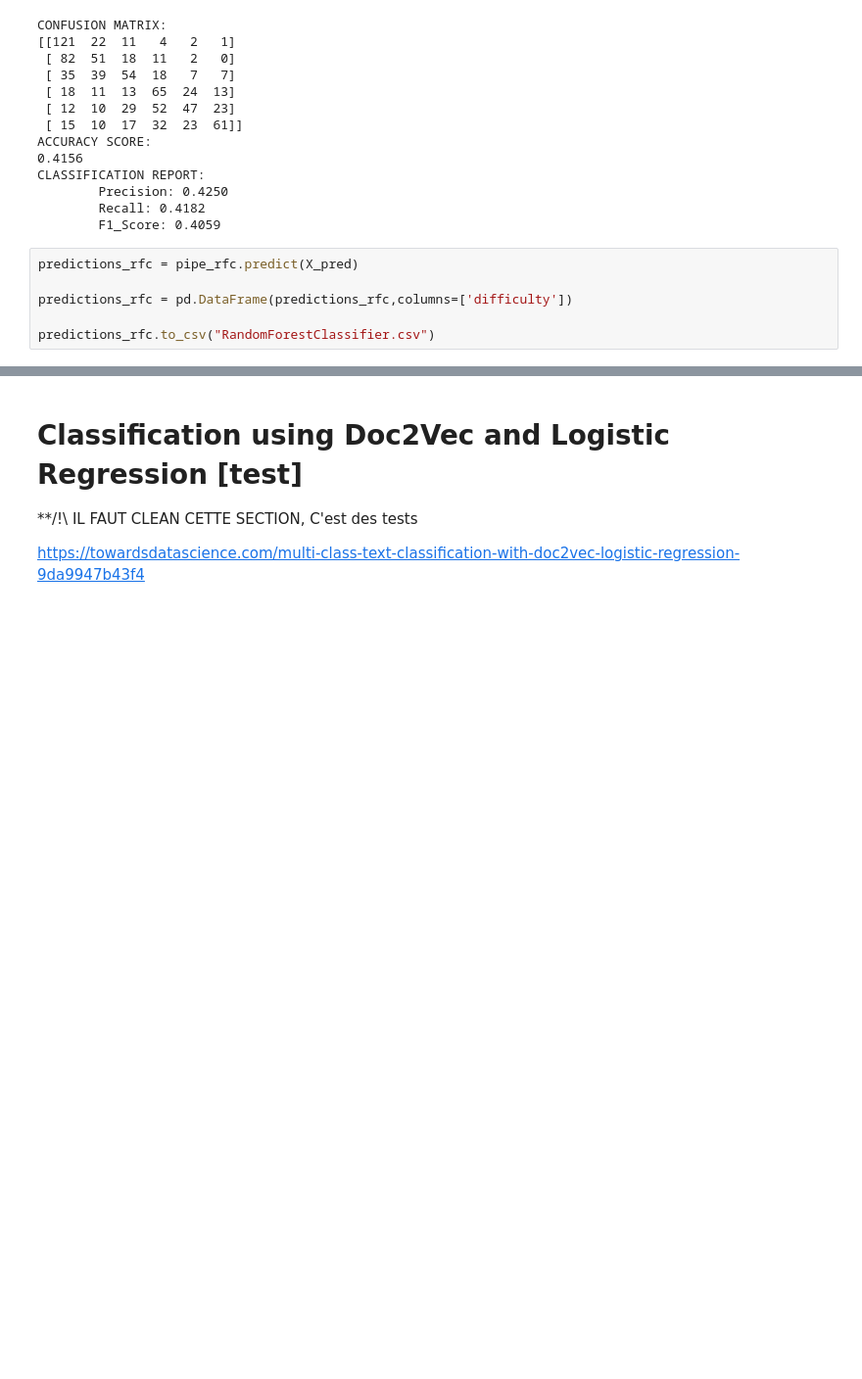
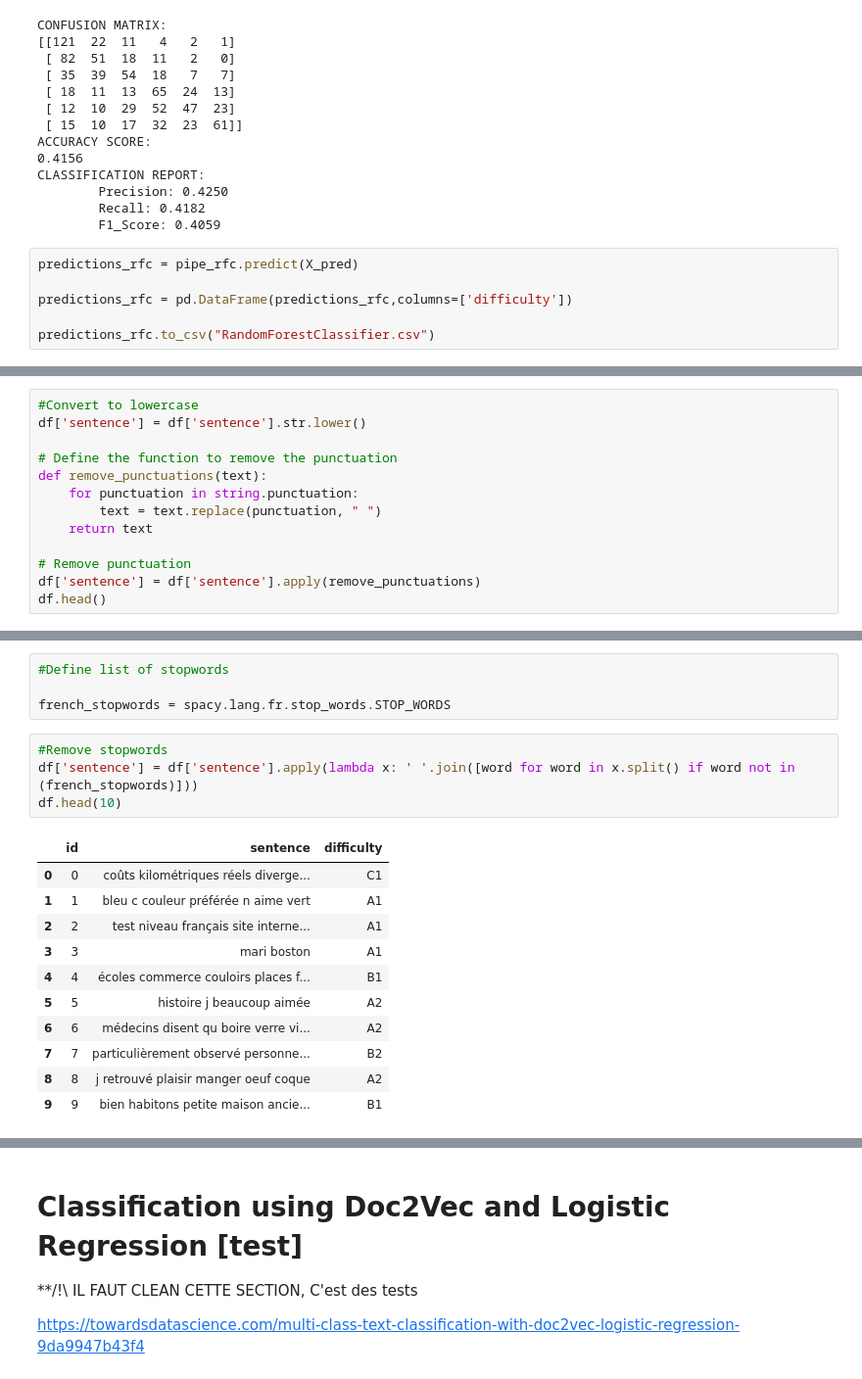
Before and after one commit to stefarine/DMML2022_ROLEX, a Jupyter notebook: code/UNIL_ROLEX.ipynb, the cells around one changed output, grey strips where cells are left out. Shown at 98% size. Saved outputs shown, nothing was run; the diff lists cells and outputs as text; blank space fills up the shorter version.

```diff
--- a/code/UNIL_ROLEX.ipynb
+++ b/code/UNIL_ROLEX.ipynb
@@ -302,0 +336,13 @@ predictions_rfc.to_csv("RandomForestClassifier.csv")
+# %%
+#Convert to lowercase
+df['sentence'] = df['sentence'].str.lower()
+
+# Define the function to remove the punctuation
+def remove_punctuations(text):
+    for punctuation in string.punctuation:
+        text = text.replace(punctuation, " ")
+    return text
+
+# Remove punctuation
+df['sentence'] = df['sentence'].apply(remove_punctuations)
+df.head()
@@ -302,0 +356,20 @@ predictions_rfc.to_csv("RandomForestClassifier.csv")
+# %%
+#Define list of stopwords
+
+french_stopwords = spacy.lang.fr.stop_words.STOP_WORDS
+# %%
+#Remove stopwords
+df['sentence'] = df['sentence'].apply(lambda x: ' '.join([word for word in x.split() if word not in (french_stopwords)]))
+df.head(10)
+# %% [output]
+|  | id | sentence | difficulty |
+| 0 | 0 | coûts kilométriques réels diverge... | C1 |
+| 1 | 1 | bleu c couleur préférée n aime vert | A1 |
+| 2 | 2 | test niveau français site interne... | A1 |
+| 3 | 3 | mari boston | A1 |
+| 4 | 4 | écoles commerce couloirs places f... | B1 |
+| 5 | 5 | histoire j beaucoup aimée | A2 |
+| 6 | 6 | médecins disent qu boire verre vi... | A2 |
+| 7 | 7 | particulièrement observé personne... | B2 |
+| 8 | 8 | j retrouvé plaisir manger oeuf coque | A2 |
+| 9 | 9 | bien habitons petite maison ancie... | B1 |
```
Also changed, not shown: parts of 23 cells of this notebook.
